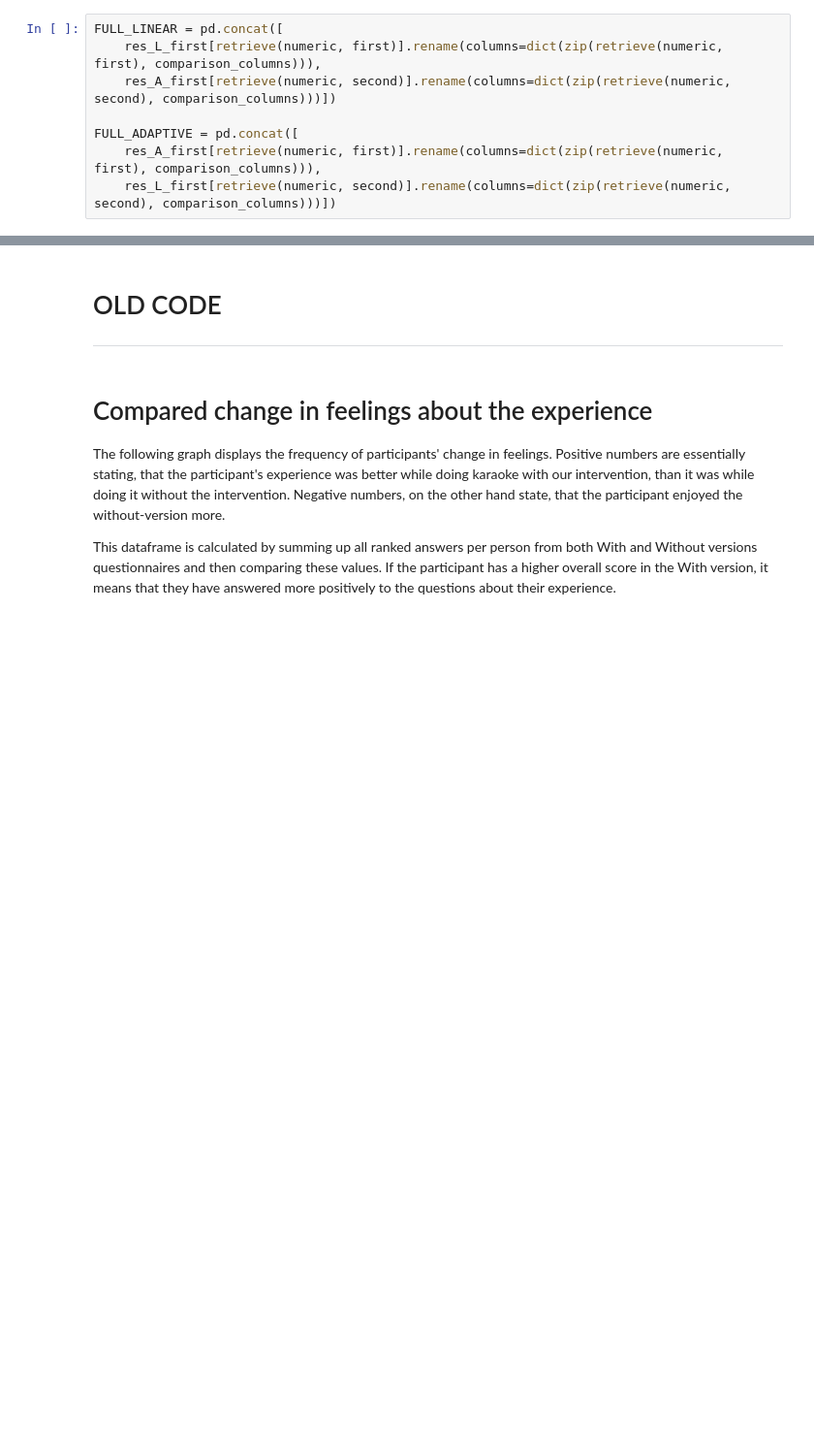
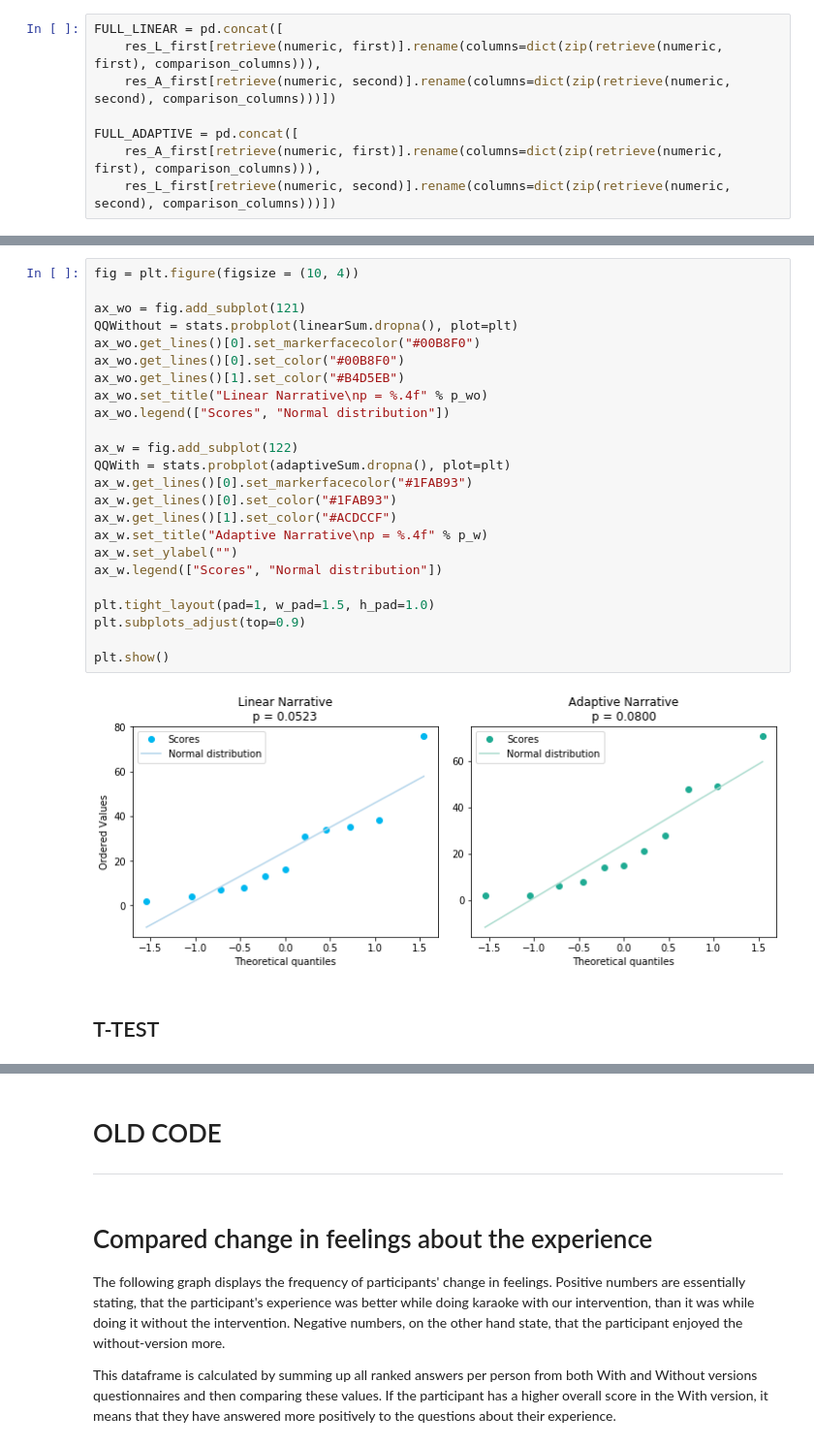
Before and after one commit to adrhegedus/MEA-G502-2020, a Jupyter notebook: evaluation.ipynb, the cells around one changed output, grey strips where cells are left out. Shown at 97% size. Cells and saved outputs as stored; diff of their text form; blank space fills up the shorter version.

```diff
--- a/evaluation.ipynb
+++ b/evaluation.ipynb
@@ -245,0 +298,28 @@ plt.show()
+# %%
+fig = plt.figure(figsize = (10, 4))
+
+ax_wo = fig.add_subplot(121)
+QQWithout = stats.probplot(linearSum.dropna(), plot=plt)
+ax_wo.get_lines()[0].set_markerfacecolor("#00B8F0")
+ax_wo.get_lines()[0].set_color("#00B8F0")
+ax_wo.get_lines()[1].set_color("#B4D5EB")
+ax_wo.set_title("Linear Narrative\np = %.4f" % p_wo)
+ax_wo.legend(["Scores", "Normal distribution"])
+
+ax_w = fig.add_subplot(122)
+QQWith = stats.probplot(adaptiveSum.dropna(), plot=plt)
+ax_w.get_lines()[0].set_markerfacecolor("#1FAB93")
+ax_w.get_lines()[0].set_color("#1FAB93")
+ax_w.get_lines()[1].set_color("#ACDCCF")
+ax_w.set_title("Adaptive Narrative\np = %.4f" % p_w)
+ax_w.set_ylabel("")
+ax_w.legend(["Scores", "Normal distribution"])
+
+plt.tight_layout(pad=1, w_pad=1.5, h_pad=1.0)
+plt.subplots_adjust(top=0.9)
+
+plt.show()
+# %% [output]
+[figure, added]
+# %% [markdown]
+## T-TEST
```
Also changed, not shown: parts of 31 cells of this notebook, 2 other files.
